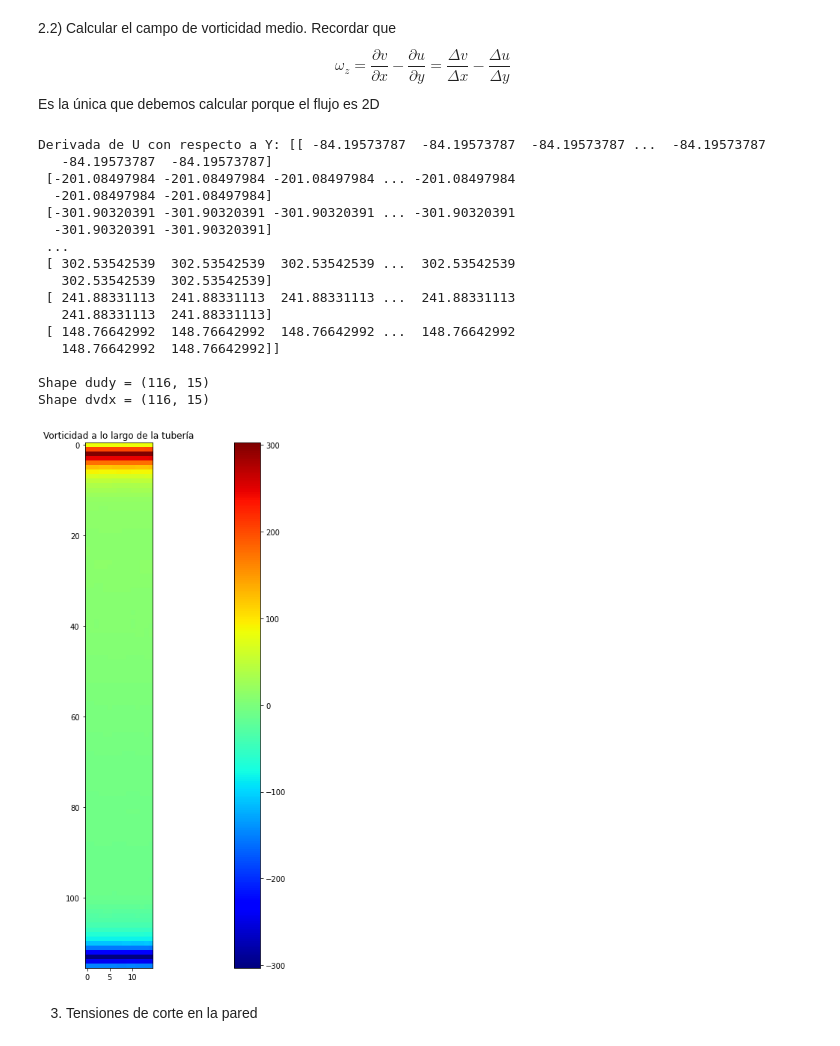
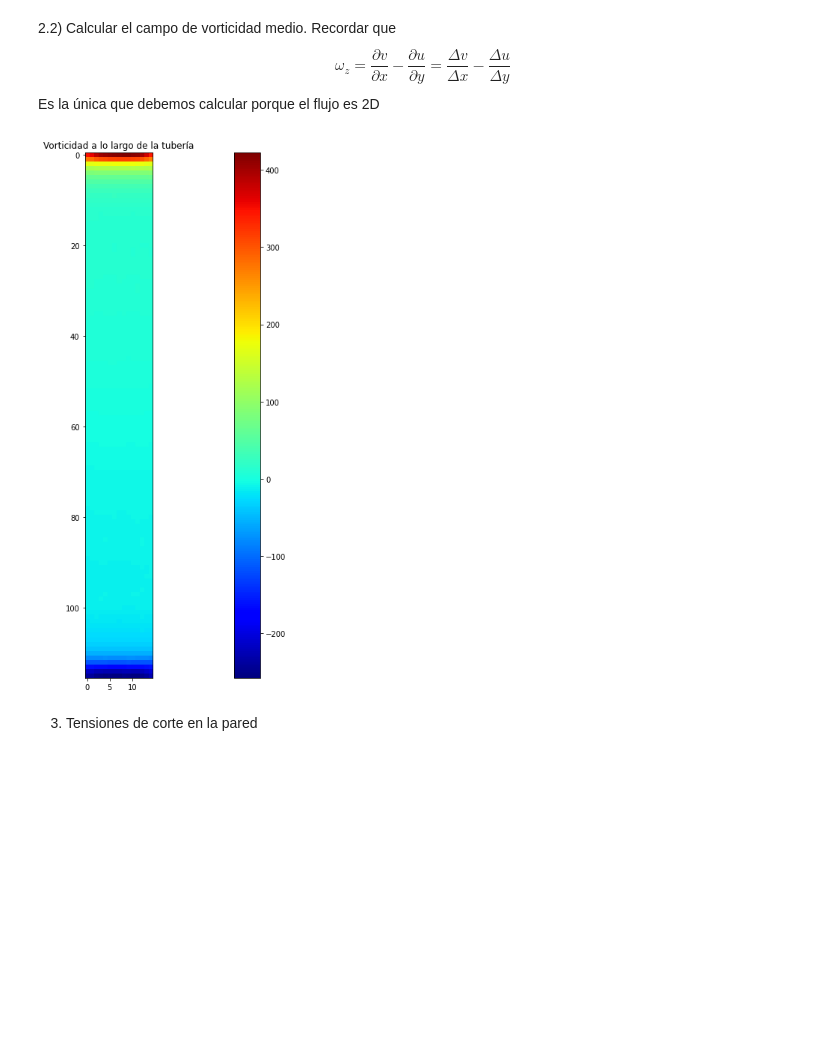
Before and after one commit to AlonsoEspinoza8/Proyecto-ICH1104, a Jupyter notebook: proyecto.ipynb, the cells around one changed output. Drawn from its saved outputs; the diff is of its cells as text; code cells hidden in the pictures; blank space fills up the shorter version.

```diff
--- a/proyecto.ipynb
+++ b/proyecto.ipynb
@@ -210,49 +203,38 @@ $$Re = \frac{UD}{\nu} = 5904.917582281576$$
 # %%
-dvdx = list()
-dudy = list()
-u_y = list() # Velocidades en función de la altura
-dy = list()
+dvdx = list() # Velocidad longitudinal en función del largo
 
 for i in range(116):
     dvdx.append(np.gradient(mean_v_xy[i], x[i])) # Variaciones de velocidad a lo largo del eje X
-    u_y.append(mean_u_xy[i][0])
-    dy.append(y[i][0])
+    # x[i] = dx
+
+dudy = list()
 
 for j in range(15):
+    u_y = list()
+    dy = list()
+    for i in range(116):
+        u_y.append(mean_u_xy[i][j])
+        dy.append(y[i][j])
+
     dudy.append(np.gradient(u_y, dy))
 
 dudy = np.transpose(dudy)
 
+
 vorticidad = np.array(dvdx) - np.array(dudy)
 # print(f"Derivada de V con respecto a X: {dvdx}\n")
-print(f"Derivada de U con respecto a Y: {dudy}\n")
+# print(f"Derivada de U con respecto a Y: {dudy}\n")
 
-print(f"Shape dudy = {np.shape(dudy)}")
-print(f"Shape dvdx = {np.shape(dvdx)}")
+# print(f"Shape dudy = {np.shape(dudy)}")
+# print(f"Shape dvdx = {np.shape(dvdx)}")
 
 # Gráfico del campo de vorticidad
 plt.imshow(vorticidad, cmap='jet')
 plt.colorbar()
 plt.title("Vorticidad a lo largo de la tubería")
 plt.show()
 # %% [output]
-Derivada de U con respecto a Y: [[ -84.19573787  -84.19573787  -84.19573787 ...  -84.19573787
-   -84.19573787  -84.19573787]
- [-201.08497984 -201.08497984 -201.08497984 ... -201.08497984
-  -201.08497984 -201.08497984]
- [-301.90320391 -301.90320391 -301.90320391 ... -301.90320391
-  -301.90320391 -301.90320391]
- ...
- [ 302.53542539  302.53542539  302.53542539 ...  302.53542539
-   302.53542539  302.53542539]
- [ 241.88331113  241.88331113  241.88331113 ...  241.88331113
-   241.88331113  241.88331113]
- [ 148.76642992  148.76642992  148.76642992 ...  148.76642992
-   148.76642992  148.76642992]]
-
-Shape dudy = (116, 15)
-Shape dvdx = (116, 15)
-[figure, old version]
+[figure, new version]
 # %% [markdown]
 3) Tensiones de corte en la pared
 # %%
```
Also changed, not shown: parts of 11 cells of this notebook, 1 other file.
